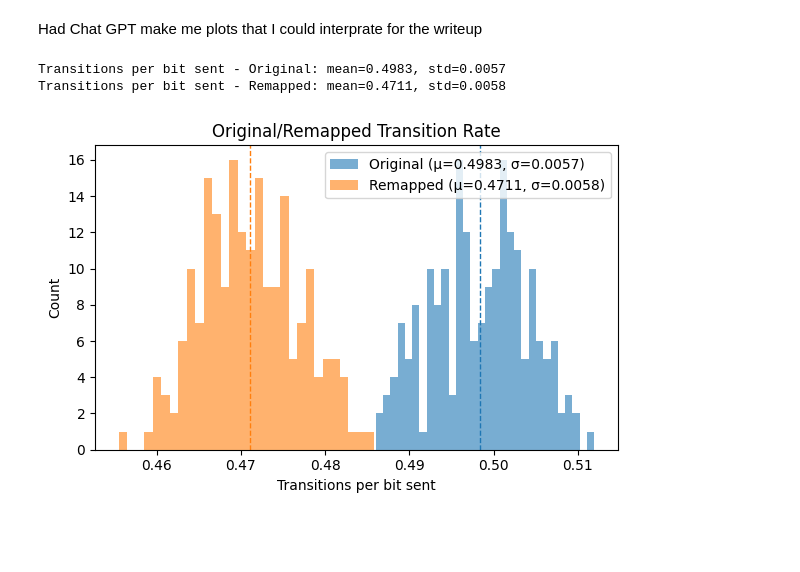
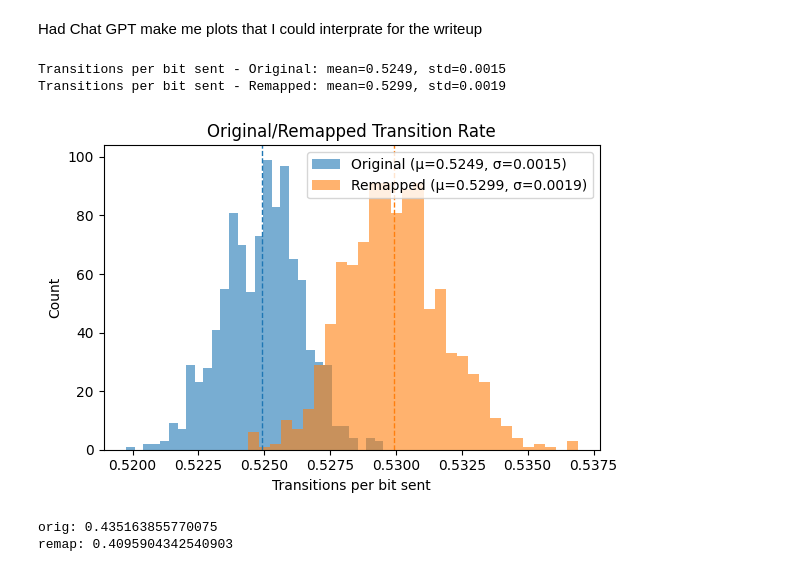
Before and after one commit to b-cav/e27-final-project, a Jupyter notebook: analysis_testing/Shep_Testing/compression/final_compression.ipynb, the cells around one changed output. Cells and saved outputs as stored; diff of their text form; code cells hidden in the pictures; blank space fills up the shorter version.

Commit message:
testing on the bit transition reduction

```diff
--- a/analysis_testing/Shep_Testing/compression/final_compression.ipynb
+++ b/analysis_testing/Shep_Testing/compression/final_compression.ipynb
@@ -1005,53 +1005,85 @@ import copy
 import random
 import matplotlib.pyplot as plt
 from statistics import mean, stdev
+# 7) Sampling helper: random substring from train_text
+def sample_random_message(length):
+    if length >= len(train_text):
+        return train_text
+    start = random.randrange(0, len(train_text) - length)
+    return train_text[start:start+length]
 
-def collect_trials(root, codebook, freqs, trials=200, msg_len=1000, seed=123):
+def collect_trials(root, freqs, trials=1000, msg_len=1000, seed=123):
     if seed is not None:
         random.seed(seed)
     fpp_orig, fpp_remap, delta = [], [], []
+    basic_tree = copy.deepcopy(root)
+    basic_codebook = build_codebook(basic_tree)
+    remapped_tree = remap_tree(copy.deepcopy(basic_tree), copy.deepcopy(basic_codebook), freqs)
+    remapped_codebook = build_codebook(remapped_tree)
     for _ in range(trials):
-        msg = generate_message(freqs, length=msg_len)
+        msg = sample_random_message(msg_len)
 
-        enc_o = encode_message(msg, codebook)
+        enc_o = encode_message(msg, basic_codebook)
         fo, bo = total_flips(enc_o), len(enc_o)
 
-        remapped_root = remap_tree(copy.deepcopy(root), codebook.copy(), freqs)
-        new_codebook = build_codebook(remapped_root)
-        enc_r = encode_message(msg, new_codebook)
+        enc_r = encode_message(msg, remapped_codebook)
         fr, br = total_flips(enc_r), len(enc_r)
 
         fpp_orig.append(fo / bo)
         fpp_remap.append(fr / br)
         delta.append(fo - fr)
     return fpp_orig, fpp_remap, delta
 
-# Run trials (uses basic_tree, basic_codebook, freqs from your setup)
-fpp_o, fpp_r, delta = collect_trials(basic_tree, basic_codebook, freqs, trials=200, msg_len=1000, seed=123)
+# Run trials (uses basic_tree, basic_codebook, freqs)
+# Baseline Huffman
+train_text = readfile("WarAndPeace.txt")
+K = 1000
+bigram_list = top_bigrams(train_text, K)
+symbol_stream = replace_bigrams(train_text, bigram_list)
+freqs = Counter(symbol_stream)
+basic_tree = build_huffman_tree(freqs)
+basic_codebook = build_codebook(basic_tree)
+fpp_o, fpp_r, delta = collect_trials(basic_tree, freqs, trials=1000, msg_len=10000, seed=123)
 
 # Compute stats
 mo, so = mean(fpp_o), stdev(fpp_o)
 mr, sr = mean(fpp_r), stdev(fpp_r)
 md, sd = mean(delta), stdev(delta)
 
 # Also print them to the console
 print(f"Transitions per bit sent - Original: mean={mo:.4f}, std={so:.4f}")
 print(f"Transitions per bit sent - Remapped: mean={mr:.4f}, std={sr:.4f}")
 
 # Figure 1: flips-per-bit distribution
 plt.figure(figsize=(6, 4))
 bins = 30
 plt.hist(fpp_o, bins=bins, alpha=0.6, label=f"Original (μ={mo:.4f}, σ={so:.4f})", color="#1f77b4")
 plt.hist(fpp_r, bins=bins, alpha=0.6, label=f"Remapped (μ={mr:.4f}, σ={sr:.4f})", color="#ff7f0e")
 plt.axvline(mo, color="#1f77b4", linestyle="--", linewidth=1)
 plt.axvline(mr, color="#ff7f0e", linestyle="--", linewidth=1)
 plt.title("Original/Remapped Transition Rate")
 plt.xlabel("Transitions per bit sent")
 plt.ylabel("Count")
 plt.legend()
 plt.tight_layout()
 plt.show()
+
+
+# Check that average internal flips per bit is lower
+def avg_internal_flips_per_bit(codebook, freqs):
+    num = sum(freqs[s] * internal_flips(codebook[s]) for s in freqs if s in codebook)
+    den = sum(freqs[s] * len( codebook[s])           for s in freqs if s in codebook)
+    return num / den
+
+orig_cb = build_codebook(basic_tree)  # ensure consistency
+remapped_root = remap_tree(copy.deepcopy(basic_tree), orig_cb, freqs)
+remap_cb = build_codebook(remapped_root)
+
+print("orig:",  avg_internal_flips_per_bit(orig_cb, freqs))
+print("remap:", avg_internal_flips_per_bit(remap_cb, freqs))
 # %% [output]
-Transitions per bit sent - Original: mean=0.4983, std=0.0057
-Transitions per bit sent - Remapped: mean=0.4711, std=0.0058
+Transitions per bit sent - Original: mean=0.5249, std=0.0015
+Transitions per bit sent - Remapped: mean=0.5299, std=0.0019
-[figure, old version]
+[figure, new version]
+orig: 0.435163855770075
+remap: 0.4095904342540903
```
Also changed, not shown: parts of 4 cells of this notebook.
